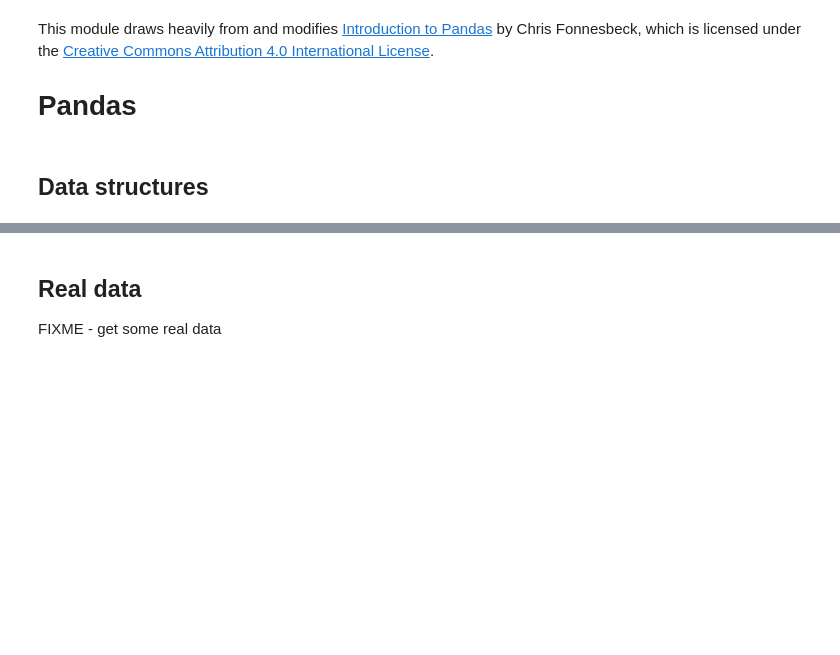
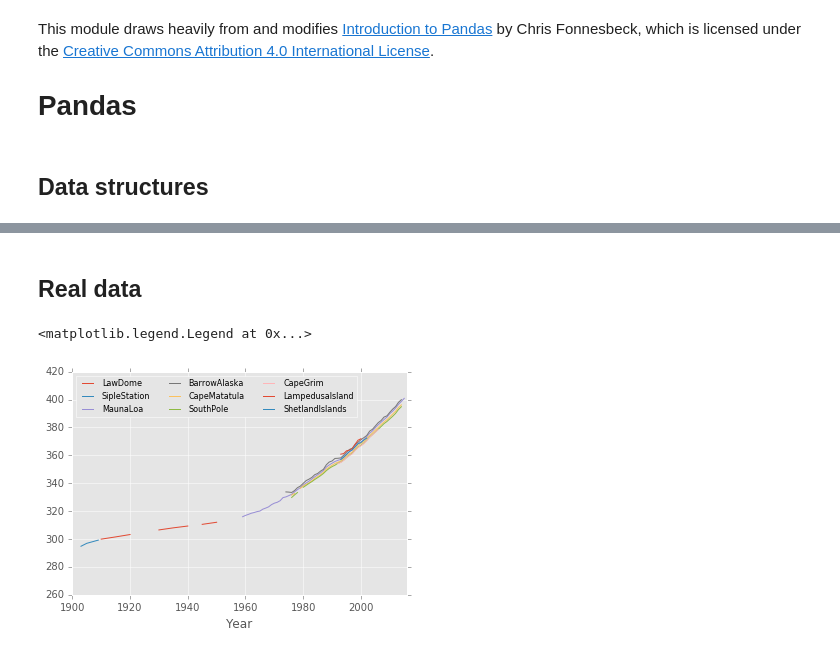
Before and after one commit to swcarpentry/python-second-language, a Jupyter notebook: code/pandas.ipynb, the cells around one changed output, grey strips where cells are left out. Drawn from its saved outputs; the diff is of its cells as text; code cells hidden in the pictures; blank space fills up the shorter version.

Commit message:
minor fixes to data, additions to pandas

```diff
--- a/code/pandas.ipynb
+++ b/code/pandas.ipynb
@@ -3,6 +3,10 @@ This module draws heavily from and modifies [Introduction to Pandas](https://git
 
 # Pandas
 # %%
+%matplotlib inline
+import matplotlib
+import matplotlib.pyplot as plt
+matplotlib.style.use("ggplot")
 import pandas as pd
 import numpy as np
 from IPython.display import display
@@ -72,5 +83,19 @@ atmo.T
 atmo.index = atmo.formula
 # %% [markdown]
 ## Real data
-
-FIXME - get some real data
+# %%
+co2 = pd.read_csv("../data/atmo_CO2.csv")
+co2 = pd.read_csv("../data/atmo_CO2.csv", index_col = "Year")
+
+co2 = co2.drop("StanfordCalifornia", axis = 1)
+# or
+co2 = co2.dropna(axis = 1, how = "all")
+
+#co2.info()
+#co2.describe()
+
+#co2.plot(legend = False)
+co2.ix[:, co2.columns != "EPICADome"].plot(legend = False)
+# %% [output]
+<matplotlib.legend.Legend at 0x...>
+[figure, added]
```
Also changed, not shown: parts of 7 cells of this notebook, 6 other files.
